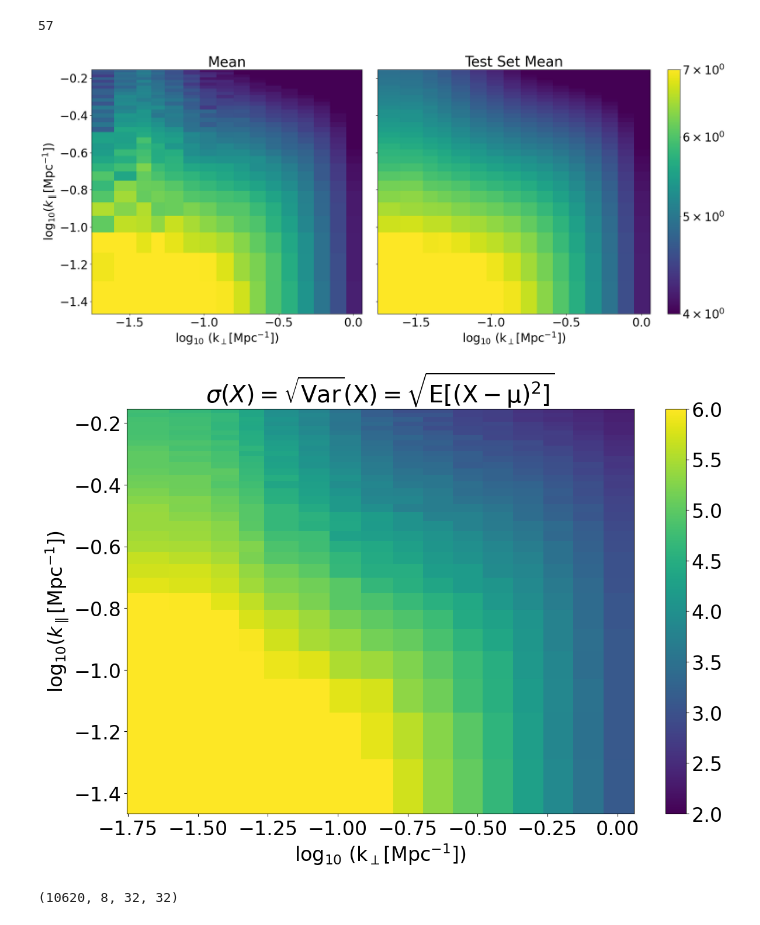
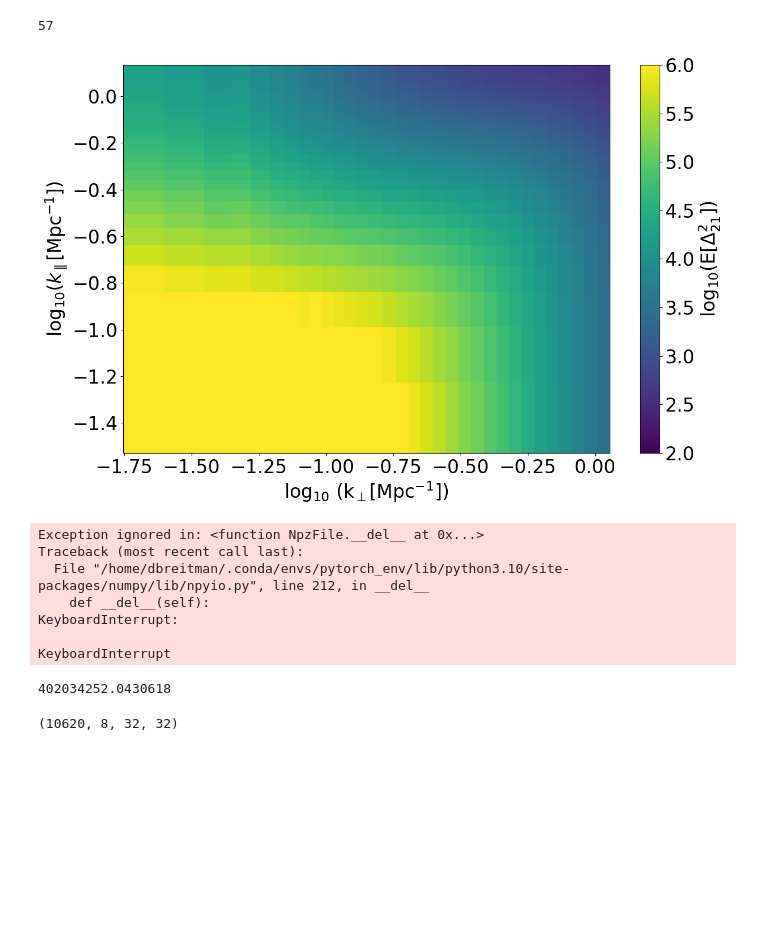
Before and after one commit to DanielaBreitman/21cmPSDenoiser, a Jupyter notebook: CV_PS_database.ipynb, the cells around one changed output. Saved outputs shown, nothing was run; the diff lists cells and outputs as text; code cells hidden in the pictures; blank space fills up the shorter version.

```diff
--- a/CV_PS_database.ipynb
+++ b/CV_PS_database.ipynb
@@ -24,11 +24,13 @@ h = 0.6727
 # %%
 new_db_path = '/projects/cosmo_database/dbreitman/CV_PS/Full_May2023_DB/'
 # %%
-full_ks = np.load(new_db_path + '0/PS_kz_low_res.npz')
+full_ks = np.load(new_db_path + '0/all_PS_oct.npz', allow_pickle = True)
 kperp = full_ks['kperp']
+mkperp = ~np.isnan(kperp)
+kperp = kperp[mkperp]
 kpar = full_ks['kpar']
-new_kpar = kpar[1:33]
-kpar_idx = np.arange(1,33)
+kpar_idx = np.arange(1,64,2)
+new_kpar = kpar[kpar_idx]
 zs = full_ks['redshifts']
 k = full_ks['k']
 wanted_zs = [6.5, 7., 7.5, 8., 8.5, 9., 9.5, 10., 10.5, 11., 12., 13., 14., 15., 18., 20.]
@@ -89,3 +91,10 @@ s1 = (len(kperp), len(new_kpar))
 grid_perp = np.reshape(list(kperp_modes) * len(new_kpar), s1).T
 grid_par = np.reshape(list(kpar_modes) * len(kperp), s1)
 floor = np.sqrt(1e-4)
+# %%
+N = [4, 0, 0, 4, 0, 0, 4, 8, 0, 4, 12, 8, 4, 20,
+   12, 16, 24, 24, 40, 56, 52, 64, 80, 116, 128, 180, 208, 244,
+  320, 392, 504, 596, 752, 932, 1164, 1436, 1760]
+N = np.array(N)[mkperp]
+# %%
+_, Ngrid = np.meshgrid(np.zeros(32), N)
@@ -200,3 +294,3 @@ full_std_means1 = np.array(full_std_means1)
 # %%
-m = full_std_means == 0
+## m = full_std_means == 0
 print(full_std_means[~m].min())
@@ -233,10 +325,10 @@ poisson_stds = []
 for theta in range(50):
     theta += 90
     if theta < 130:
-        fname = glob(new_db_path + str(theta) + '/*all_PS_sept*')
+        fname = glob(new_db_path + str(theta) + '/*all_PS_oct*')
     else:
         theta += 60
-        fname = glob(new_db_path + str(theta) + '/*all_PS_sept*')
+        fname = glob(new_db_path + str(theta) + '/*all_PS_oct*')
 
     try:
         f = np.load(fname[0])
@@ -245,16 +337,14 @@ for theta in range(50):
 
     db_theta = f['PS_2D']
     db_theta1 = f['PS_1D'][:,z_idx,:]
-
-
-    new_db = db_theta[:,z_idx,...][...,kpar_idx]
+    new_db = db_theta[:,z_idx,...][:,:,mkperp,...][...,kpar_idx]
     m = new_db < floor
     new_db[m] = floor
     new_db2 = new_db.copy()
-    new_db = np.log(new_db)
+    #new_db = np.log(new_db)
 
     #std_db, std_mean = get_std(new_db)
-    std_mean = np.std(new_db2, axis = 0)
+    std_mean = np.std(new_db, axis = 0)
     m2 = std_mean < floor
     std_mean[m2] = floor
     std_mean1 = np.std(db_theta1, axis = 0)
@@ -266,56 +356,71 @@ for theta in range(50):
     mean1 = np.nanmean(db_theta1, axis = 0)[np.newaxis,...]
 
     std_mean = std_mean[np.newaxis,...]
-    mean = np.nanmean(new_db2, axis = 0 )[np.newaxis,...]
-
-    #std_poisson = np.log(np.nanmean(new_db2, axis = 0 )[np.newaxis,...]/np.sqrt(grid_par + grid_perp))
+    mean = np.nanmean(new_db, axis = 0 )[np.newaxis,...]
+    imshow_error_2D(np.log10(mean[0,5,...]),
+                        #title3 = "Mean of ln PS", title2 = 'A Sample ln PS',
+                        title1 = '',
+                        label = r'log$_{10}(\rm{E}[\Delta_{21}^2])$', #cmap = 'YlGn',
+                        xs_plot = np.log10(kperp), ys_plot = np.log10(new_kpar),
+             vmin = 2, vmax = 6, log = False)
+    std_poisson = np.nanmean(new_db2, axis = 0 )[np.newaxis,...]/np.sqrt(Ngrid)
 
     #poisson_stds.extend(list(std_poisson) * (db_theta.shape[0] + 1))
 
     if theta == 192:
-        imshow_error_2D(np.log10(new_db2[0,3,...]), truthmean = np.log10(mean[0,3,...]),
+        imshow_error_2D(new_db[0,3,...], truthmean = mean[0,3,...],
                         title2 = "Mean", title1 = 'Mean',
                         xs_plot = np.log10(kperp), ys_plot = np.log10(new_kpar),
-             vmin = 4, vmax = 7, label = r'', log = True)#, save = 'PS_emu_vs_true', fmt = 'png')
+             vmin = 8, vmax = 15, label = r'', log = True)#, save = 'PS_emu_vs_true', fmt = 'png')
 
         imshow_error_2D(np.log10(std_mean[0,3,...]),
                         title1 = r"$\sigma(X) = \sqrt{\rm Var}(X) = \sqrt{\rm{E}[(X-\mu)^2]}$",
                         xs_plot = np.log10(kperp), ys_plot = np.log10(new_kpar),
-                        vmin = 2, vmax = 6, label = r'', log = False)#, save = 'PS_emu_vs_true', fmt = 'png')
+                        vmin = -1, vmax = 0.5, label = r'', log = False)#, save = 'PS_emu_vs_true', fmt = 'png')
 
-    full_db.extend(new_db2)
+    full_db.extend(new_db)
 
     # Also add the mean itself as a noisy sample
-    full_db.extend(np.nanmean(new_db2, axis = 0)[np.newaxis,...])
+    full_db.extend(np.nanmean(new_db, axis = 0)[np.newaxis,...])
 
     full_means.extend(list(mean) * (db_theta.shape[0] + 1))
     full_std_means.extend(list(std_mean) * (db_theta.shape[0] + 1))
 
     full_means1.extend(list(mean1) * (db_theta.shape[0] + 1))
     full_std_means1.extend(list(std_mean1) * (db_theta.shape[0] + 1))
 
     full_db1.extend(db_theta1)
 
     full_db1.extend(mean1)
 
 full_db = np.array(full_db)
 full_means = np.array(full_means)
 full_std_means = np.array(full_std_means)
 
 full_db1 = np.array(full_db1)
 full_means1 = np.array(full_means1)
 full_std_means1 = np.array(full_std_means1)
-#poisson_stds = np.array(poisson_stds)
+poisson_stds = np.array(poisson_stds)
 
-np.savez(new_db_path + 'sept_db_10_thetas_nointerp_nolog', PS_2D_seeds = full_db, PS_1D_var_means = full_std_means1,
-         PS_1D_seeds = full_db1, PS_1D_means = full_means1,
+np.savez(new_db_path + 'oct_db_10_thetas_nointerp_nolog', PS_2D_seeds = full_db, PS_1D_var_means = full_std_means1,
+         PS_1D_seeds = full_db1, PS_1D_means = full_means1, modes = Ngrid,
          PS_2D_means = full_means, redshifts = new_zs, kperp = kperp, kpar = new_kpar,
          #PS_2D_stds = full_std,
-         PS_2D_std_means = full_std_means, #poisson_stds = poisson_stds,
+         PS_2D_std_means = full_std_means, poisson_stds = poisson_stds,
          k = k)
 # %% [output]
-[figure, old version]
+[figure, new version]
-[figure, removed]
+Exception ignored in: <function NpzFile.__del__ at 0x...>
+Traceback (most recent call last):
+  File "/home/dbreitman/.conda/envs/pytorch_env/lib/python3.10/site-packages/numpy/lib/npyio.py", line 212, in __del__
+    def __del__(self):
+KeyboardInterrupt:
+
+KeyboardInterrupt
+# %%
+full_db.max()
+# %% [output]
+402034252.0430618
 # %%
 # Now make the db smaller by choosing e.g. 5 z bins and smooth over k down to 16, 16
 # %%
```
Also changed, not shown: parts of 53 cells of this notebook, 1 other file.
